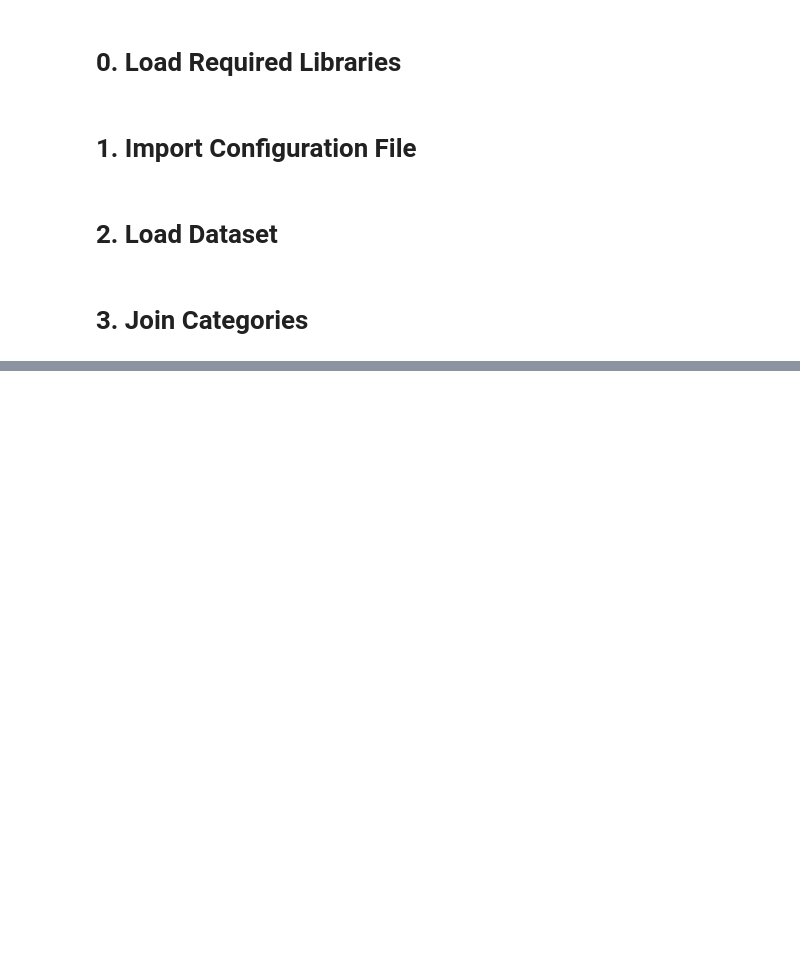
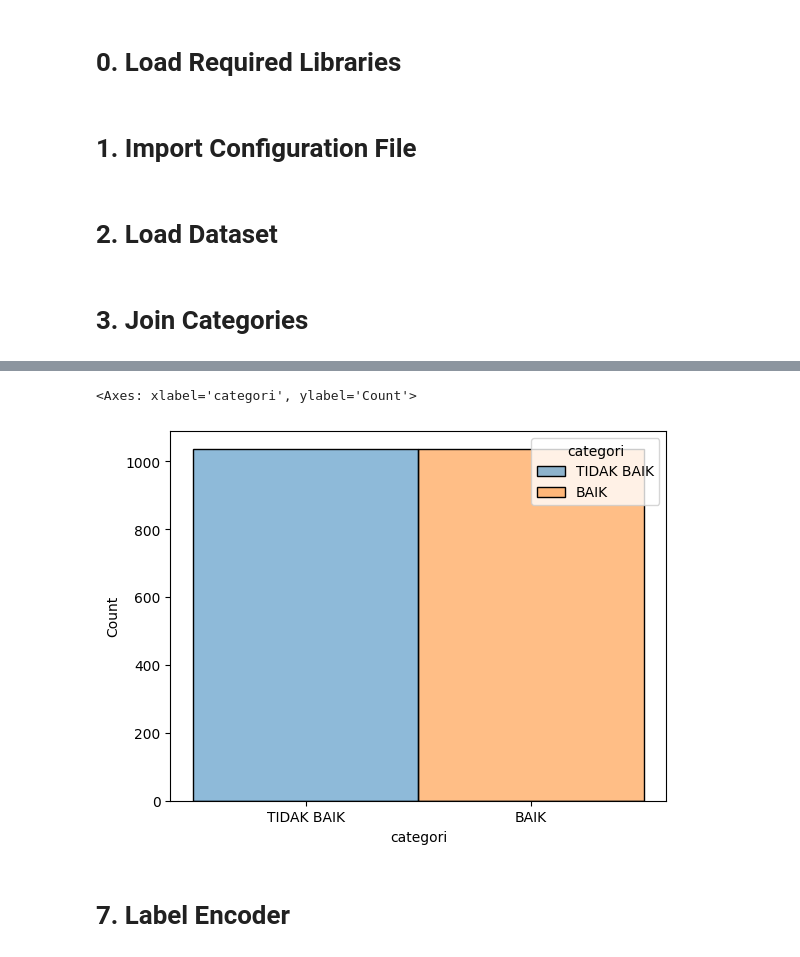
Before and after one commit to amalinadhi/ml_process_examples, a Jupyter notebook: 2. preprocessing.ipynb, the cells around one changed output, grey strips where cells are left out. Saved outputs shown, nothing was run; the diff lists cells and outputs as text; code cells hidden in the pictures; blank space fills up the shorter version.

```diff
--- a/2. preprocessing.ipynb
+++ b/2. preprocessing.ipynb
@@ -39,0 +398,23 @@ train_set, valid_set, test_set = load_dataset(config_data = config_data)
+# %%
+def sm_fit_resample(set_data: pd.DataFrame) -> pd.DataFrame:
+    set_data = set_data.copy()
+
+    # Create sampling object
+    sm = SMOTE(random_state = 112)
+
+    # Balancing set_data
+    X_sm, y_sm = sm.fit_resample(set_data.drop(columns = ["categori"], axis=1), set_data["categori"])
+
+    # Concat data
+    set_data_sm = pd.concat([X_sm, y_sm], axis=1)
+
+    return set_data_sm
+# %%
+train_set_sm = sm_fit_resample(train_set)
+# %%
+sns.histplot(data = train_set_sm, x = "categori", hue = "categori")
+# %% [output]
+<Axes: xlabel='categori', ylabel='Count'>
+[figure, added]
+# %% [markdown]
+# 7. Label Encoder
```
Also changed, not shown: parts of 69 cells of this notebook, 12 other files.
